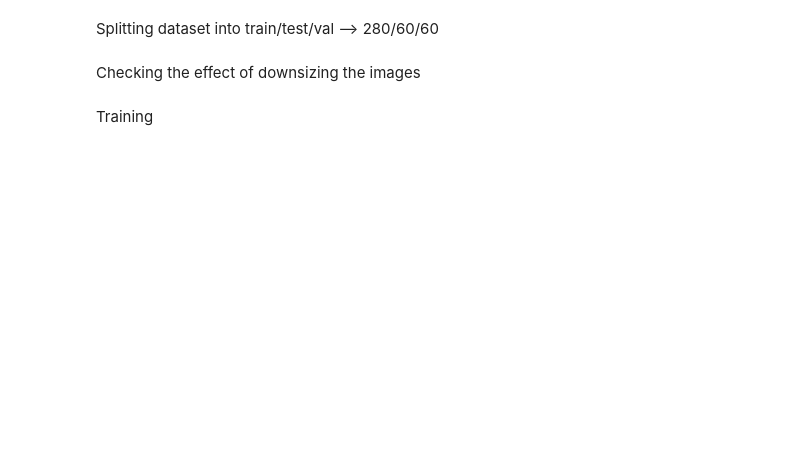
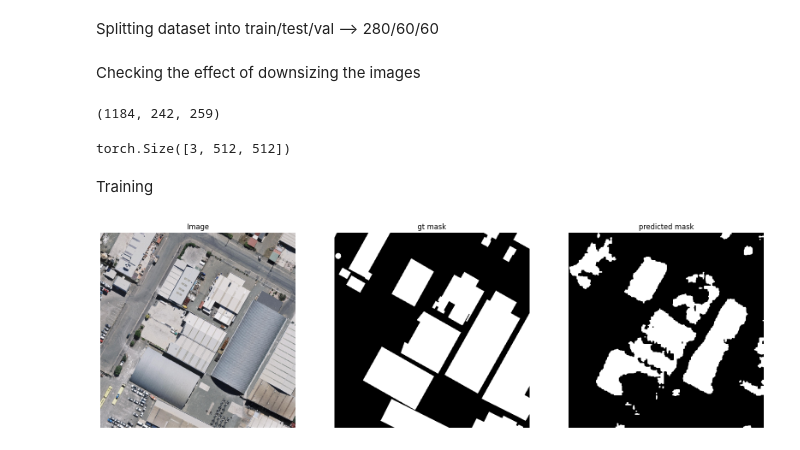
Before and after one commit to Hasanmog/CNN-VS-ViT, a Jupyter notebook: Semantic-Segmentation/WorkArea.ipynb, the cells around one changed output. Cells and saved outputs as stored; diff of their text form; code cells hidden in the pictures; blank space fills up the shorter version.

```diff
--- a/Semantic-Segmentation/WorkArea.ipynb
+++ b/Semantic-Segmentation/WorkArea.ipynb
@@ -72,6 +71,8 @@ test_dataset = Drone(parent_dir=parent_dir ,
 # %%
 train_loader = DataLoader(train_dataset, batch_size=BATCH_SIZE, shuffle=True)
 val_loader = DataLoader(val_dataset, batch_size=BATCH_SIZE, shuffle=True)
-test_loader = DataLoader(test_dataset, batch_size=BATCH_SIZE, shuffle=False)
+test_loader = DataLoader(test_dataset, batch_size=10, shuffle=False)
 len(train_loader) , len(test_loader) , len(val_loader)
+# %% [output]
+(1184, 242, 259)
 # %%
@@ -81,8 +84,10 @@ images , masks = batch
 # %%
-index = 0 # sample number from the batch
+index = 2 # sample number from the batch
 mask = masks[index].squeeze()
 image = images[index]
 image.shape
+# %% [output]
+torch.Size([3, 512, 512])
 # %%
 mask = mask.unsqueeze(dim = 0).permute(1 , 2 , 0)
 mask = mask.numpy()
@@ -114 +119,44 @@ train_loss , train_iou , val_loss , val_iou = train_val(model = model ,
                                                         neptune_config="../neptune.json")
+# %%
+checkpoint = torch.load("weights/best_checkpoint.pth")
+model.load_state_dict(checkpoint['model_state_dict'])
+image = image.unsqueeze(0)
+with torch.no_grad():
+    outputs = model(image.to(device))
+
+
+# Assuming `output_probs` is your model's output tensor with shape [1, 1, H, W]
+# and contains probability values between 0 and 1 from a sigmoid activation
+threshold = 0.5  # Commonly used threshold
+binary_mask = (outputs > threshold).float()  # Convert to 0 or 1 based on the threshold
+# Convert PyTorch tensor to numpy array
+binary_mask = binary_mask.to('cpu')
+binary_mask_np = binary_mask.numpy().squeeze()  # Squeeze out channel and batch dimensions if necessary
+
+# Morphological closing to fill small holes
+kernel = np.ones((3,3),np.uint8)  # You can adjust kernel size based on your needs
+closed_mask = cv2.morphologyEx(binary_mask_np, cv2.MORPH_CLOSE, kernel)
+
+# Morphological opening to remove noise
+cleaned_mask = cv2.morphologyEx(closed_mask, cv2.MORPH_OPEN, kernel)
+# %%
+# outputs = outputs.squeeze()
+# Convert the tensor to a numpy array for visualization
+# predicted_labels = outputs.cpu().numpy()
+image = image.squeeze().permute(1 , 2 , 0)
+image = image.cpu().numpy()
+# Convert the mask to a color image
+# Visualize using matplotlib
+fig , axs = plt.subplots(nrows = 1 , ncols=3 , figsize = (20 , 20))
+axs[0].imshow(image)
+axs[0].set_title("Image")
+axs[0].set_axis_off()
+axs[1].imshow(mask , cmap='viridis')
+axs[1].set_title("gt mask")
+axs[1].set_axis_off()
+axs[2].imshow(cleaned_mask , cmap = 'viridis')
+axs[2].set_title("predicted mask")
+axs[2].set_axis_off()
+plt.show()
+# %% [output]
+[figure, added]
```
Also changed, not shown: parts of 12 cells of this notebook, 4 other files.
